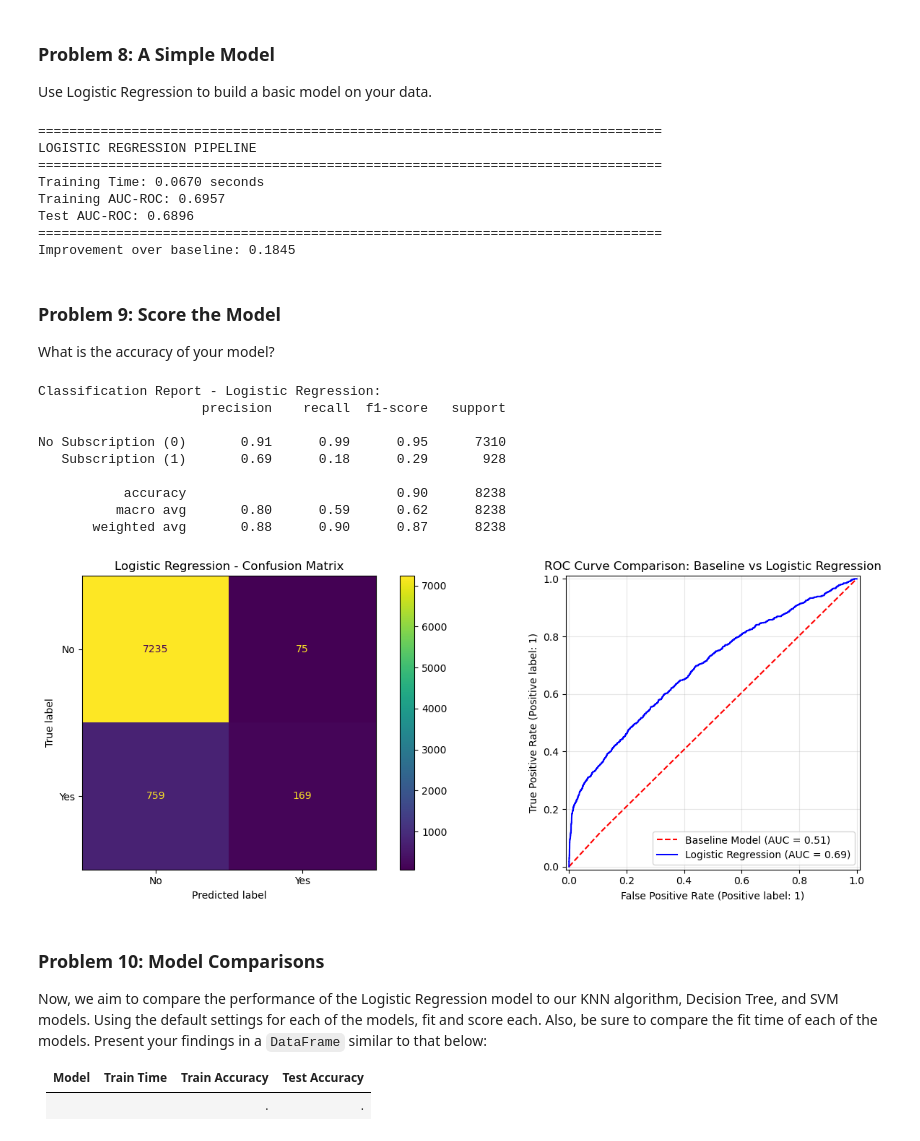
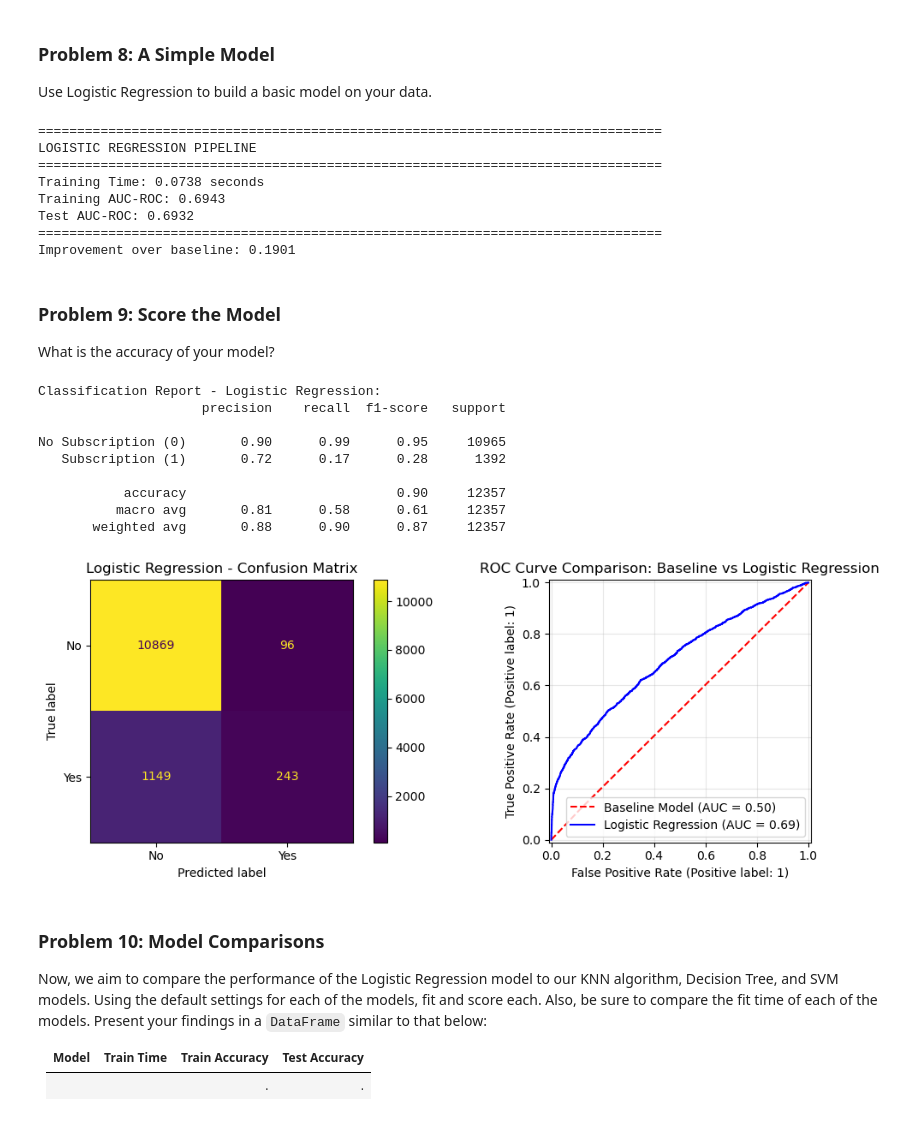
Before and after one commit to karthikmurs/classifiers_comparision, a Jupyter notebook: prompt_III.ipynb, the cells around one changed output. Cells and saved outputs as stored; diff of their text form; code cells hidden in the pictures.

```diff
--- a/prompt_III.ipynb
+++ b/prompt_III.ipynb
@@ -254,7 +254,7 @@ import time
 # %%
 # Train/Test Split (BEFORE preprocessing to avoid data leakage)
 X_train, X_test, y_train, y_test = train_test_split(
-    X, y, test_size=0.2, random_state=42, stratify=y
+    X, y, test_size=0.3, random_state=42, stratify=y
 )
 
 print(f"Training set size: {X_train.shape[0]}")
@@ -460,11 +460,11 @@ print(f"Improvement over baseline: {(lr_test_acc - baseline_test_acc):.4f}")
 ================================================================================
 LOGISTIC REGRESSION PIPELINE
 ================================================================================
-Training Time: 0.0670 seconds
-Training AUC-ROC: 0.6957
-Test AUC-ROC: 0.6896
+Training Time: 0.0738 seconds
+Training AUC-ROC: 0.6943
+Test AUC-ROC: 0.6932
 ================================================================================
-Improvement over baseline: 0.1845
+Improvement over baseline: 0.1901
 # %% [markdown]
 ### Problem 9: Score the Model
 
@@ -479,40 +479,40 @@ y_pred_proba = lr_pipeline.predict_proba(X_test)[:, 1]  # Probability of class 1
 
 print("Classification Report - Logistic Regression:")
 print(classification_report(y_test, y_pred, target_names=['No Subscription (0)', 'Subscription (1)']))
 
 # Create figure with subplots
-fig, axes = plt.subplots(1, 2, figsize=(14, 5))
+fig, axes = plt.subplots(1, 2, figsize=(11, 4))
 
 # Confusion Matrix
 cm = confusion_matrix(y_test, y_pred)
 disp_cm = ConfusionMatrixDisplay(confusion_matrix=cm, display_labels=['No', 'Yes'])
 disp_cm.plot(ax=axes[0])
 axes[0].set_title('Logistic Regression - Confusion Matrix')
 
 # ROC Curve - Compare Baseline vs Logistic Regression
 RocCurveDisplay.from_estimator(
     baseline, X_test_processed, y_test, ax=axes[1], name='Baseline Model', color='red', linestyle='--'
 )
 RocCurveDisplay.from_estimator(
     lr_pipeline, X_test, y_test, ax=axes[1], name='Logistic Regression', color='blue'
 )
 axes[1].set_title('ROC Curve Comparison: Baseline vs Logistic Regression')
 axes[1].grid(True, alpha=0.3)
 axes[1].legend(loc='lower right')
 
 plt.tight_layout()
 plt.show()
 # %% [output]
 Classification Report - Logistic Regression:
                      precision    recall  f1-score   support
 
-No Subscription (0)       0.91      0.99      0.95      7310
-   Subscription (1)       0.69      0.18      0.29       928
+No Subscription (0)       0.90      0.99      0.95     10965
+   Subscription (1)       0.72      0.17      0.28      1392
 
-           accuracy                           0.90      8238
-          macro avg       0.80      0.59      0.62      8238
-       weighted avg       0.88      0.90      0.87      8238
+           accuracy                           0.90     12357
+          macro avg       0.81      0.58      0.61     12357
+       weighted avg       0.88      0.90      0.87     12357
-[figure, old version]
+[figure, new version]
 # %% [markdown]
 ### Problem 10: Model Comparisons
 
```
Also changed, not shown: parts of 15 cells of this notebook, 1 other file.
